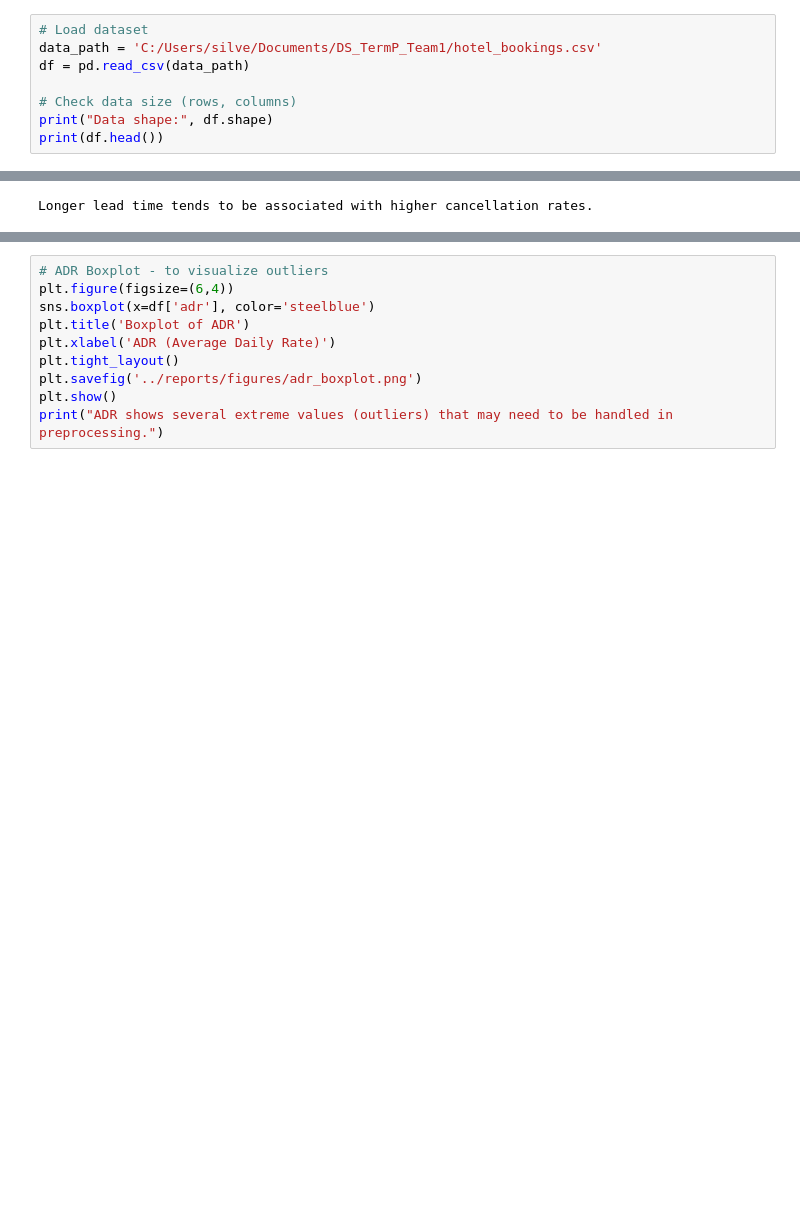
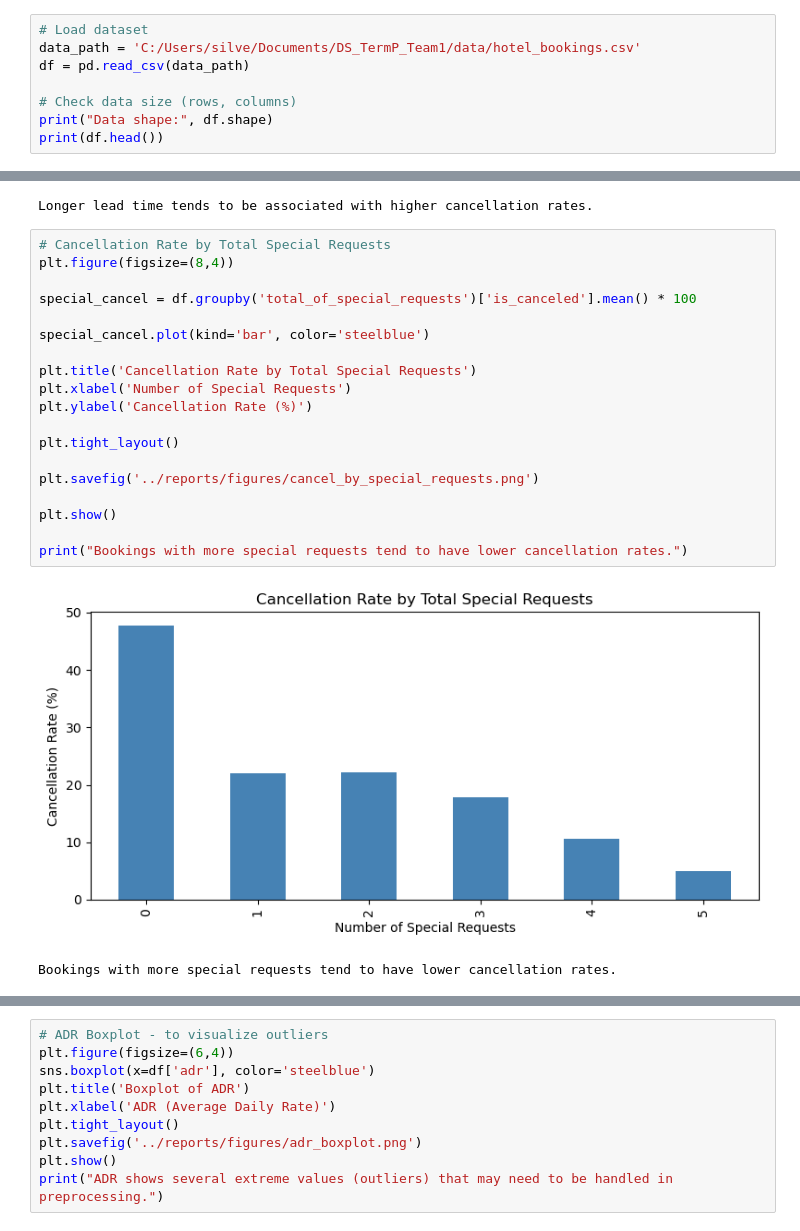
Before and after one commit to Honggyu-Chun/DS_TermP_Team1, a Jupyter notebook: notebooks/01_eda.ipynb, the cells around one changed output, grey strips where cells are left out. Drawn from its saved outputs; the diff is of its cells as text; blank space fills up the shorter version.

```diff
--- a/notebooks/01_eda.ipynb
+++ b/notebooks/01_eda.ipynb
@@ -15,7 +15,7 @@ import seaborn as sns        # Advanced visualization
 import os                    # File path handling
 # %%
 # Load dataset
-data_path = 'C:/Users/silve/Documents/DS_TermP_Team1/hotel_bookings.csv'
+data_path = 'C:/Users/silve/Documents/DS_TermP_Team1/data/hotel_bookings.csv'
 df = pd.read_csv(data_path)
 
 # Check data size (rows, columns)
@@ -233,3 +233,25 @@ print("Longer lead time tends to be associated with higher cancellation rates.")
 # %% [output]
 [figure]
 Longer lead time tends to be associated with higher cancellation rates.
+# %%
+# Cancellation Rate by Total Special Requests
+plt.figure(figsize=(8,4))
+
+special_cancel = df.groupby('total_of_special_requests')['is_canceled'].mean() * 100
+
+special_cancel.plot(kind='bar', color='steelblue')
+
+plt.title('Cancellation Rate by Total Special Requests')
+plt.xlabel('Number of Special Requests')
+plt.ylabel('Cancellation Rate (%)')
+
+plt.tight_layout()
+
+plt.savefig('../reports/figures/cancel_by_special_requests.png')
+
+plt.show()
+
+print("Bookings with more special requests tend to have lower cancellation rates.")
+# %% [output]
+[figure, added]
+Bookings with more special requests tend to have lower cancellation rates.
```
Also changed, not shown: parts of 1 cell of this notebook, 2 other files.
